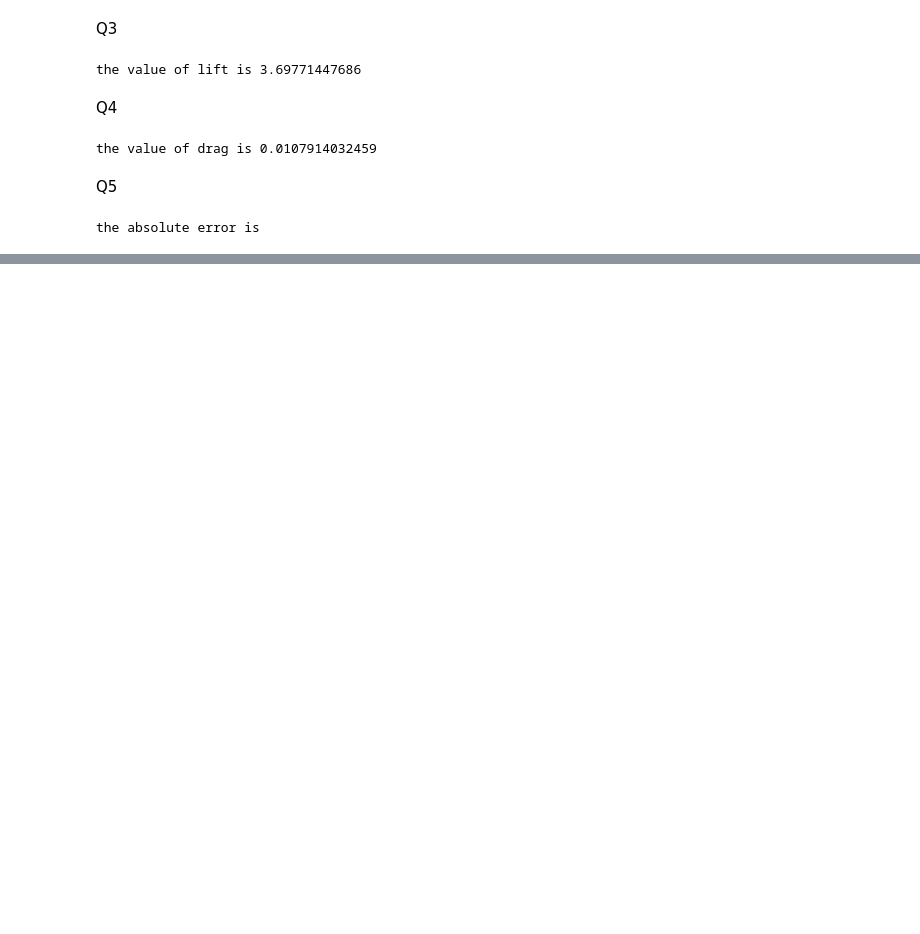
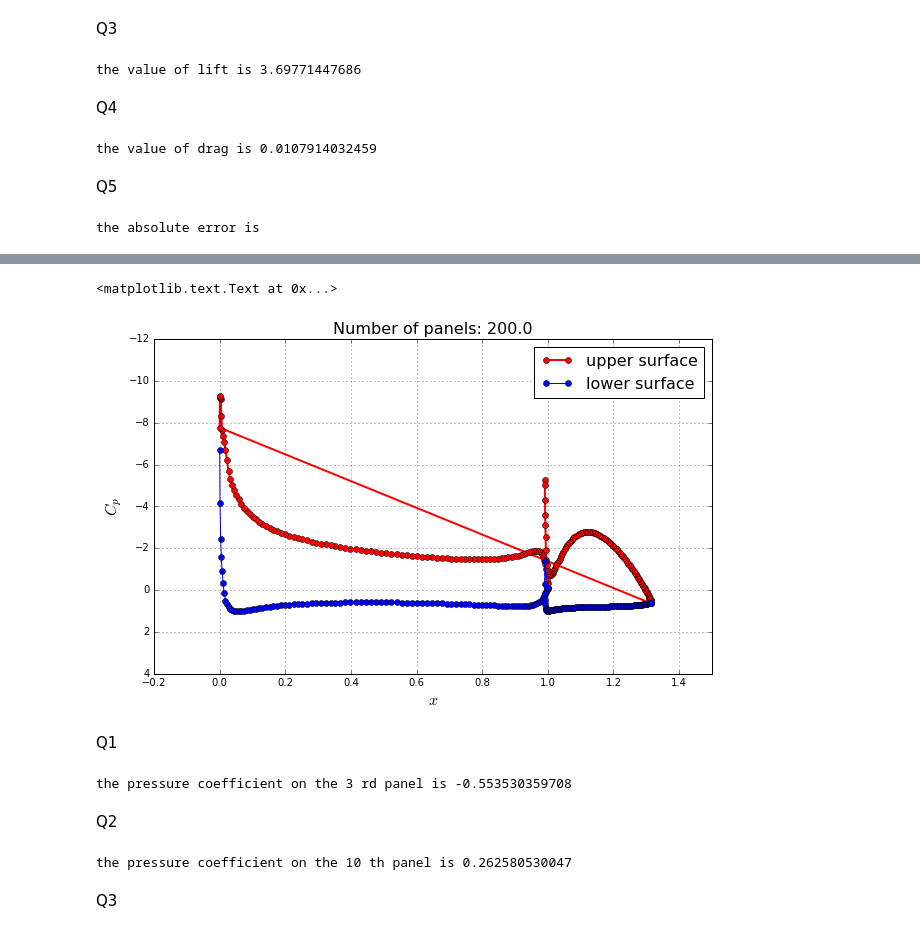
Before and after one commit to liu19941121/mae6226-work, a Jupyter notebook: assignment_3.ipynb, the cells around one changed output, grey strips where cells are left out. Saved outputs shown, nothing was run; the diff lists cells and outputs as text; code cells hidden in the pictures; blank space fills up the shorter version.

```diff
--- a/assignment_3.ipynb
+++ b/assignment_3.ipynb
@@ -392,0 +570,10 @@ the absolute error is
+# %%
+panels = numpy.empty(N*2, dtype=object)
+for i in range(N*2):
+    if i<N:
+        panels[i]=panels_m[i]
+    elif i>=N:
+        panels[i]=panels_f[i-N]
+
+A_source=source_contribution_normal(panels)
+B_vortex= vortex_contribution_normal(panels)
@@ -392,0 +708,14 @@ the absolute error is
+# %%
+A = build_singularity_matrix(A_source, B_vortex)
+b = build_freestream_rhs(panels, freestream)
+# %%
+# solve for singularity strengths
+strengths = numpy.linalg.solve(A, b)
+
+# store source strength on each panel
+for i , panel in enumerate(panels):
+    panel.sigma = strengths[i]
+
+# store circulation density
+gamma_m = strengths[-2]
+gamma_f = strengths[-1]
@@ -392,0 +728,36 @@ the absolute error is
+# %%
+# plot surface pressure coefficient
+pyplot.figure(figsize=(10, 6))
+pyplot.grid()
+pyplot.xlabel('$x$', fontsize=16)
+pyplot.ylabel('$C_p$', fontsize=16)
+pyplot.plot([panel.xc for panel in panels if panel.loc == 'upper'],
+            [panel.cp for panel in panels if panel.loc == 'upper'],
+            label='upper surface',
+            color='r', linestyle='-', linewidth=2, marker='o', markersize=6)
+pyplot.plot([panel.xc for panel in panels if panel.loc == 'lower'],
+            [panel.cp for panel in panels if panel.loc == 'lower'],
+            label= 'lower surface',
+            color='b', linestyle='-', linewidth=1, marker='o', markersize=6)
+pyplot.legend(loc='best', prop={'size':16})
+pyplot.xlim(-0.2, 1.5)
+pyplot.ylim(-12, 4.0)
+pyplot.gca().invert_yaxis()
+pyplot.title('Number of panels: {}'.format(panels.size*0.5), fontsize=16)
+# %% [output]
+<matplotlib.text.Text at 0x...>
+[figure, added]
+# %% [markdown]
+Q1
+# %%
+print('the pressure coefficient on the 3 rd panel is', panels[2].cp)
+# %% [output]
+the pressure coefficient on the 3 rd panel is -0.553530359708
+# %% [markdown]
+Q2
+# %%
+print('the pressure coefficient on the 10 th panel is', panels[N+9].cp)
+# %% [output]
+the pressure coefficient on the 10 th panel is 0.262580530047
+# %% [markdown]
+Q3
```
Also changed, not shown: parts of 27 cells of this notebook.
